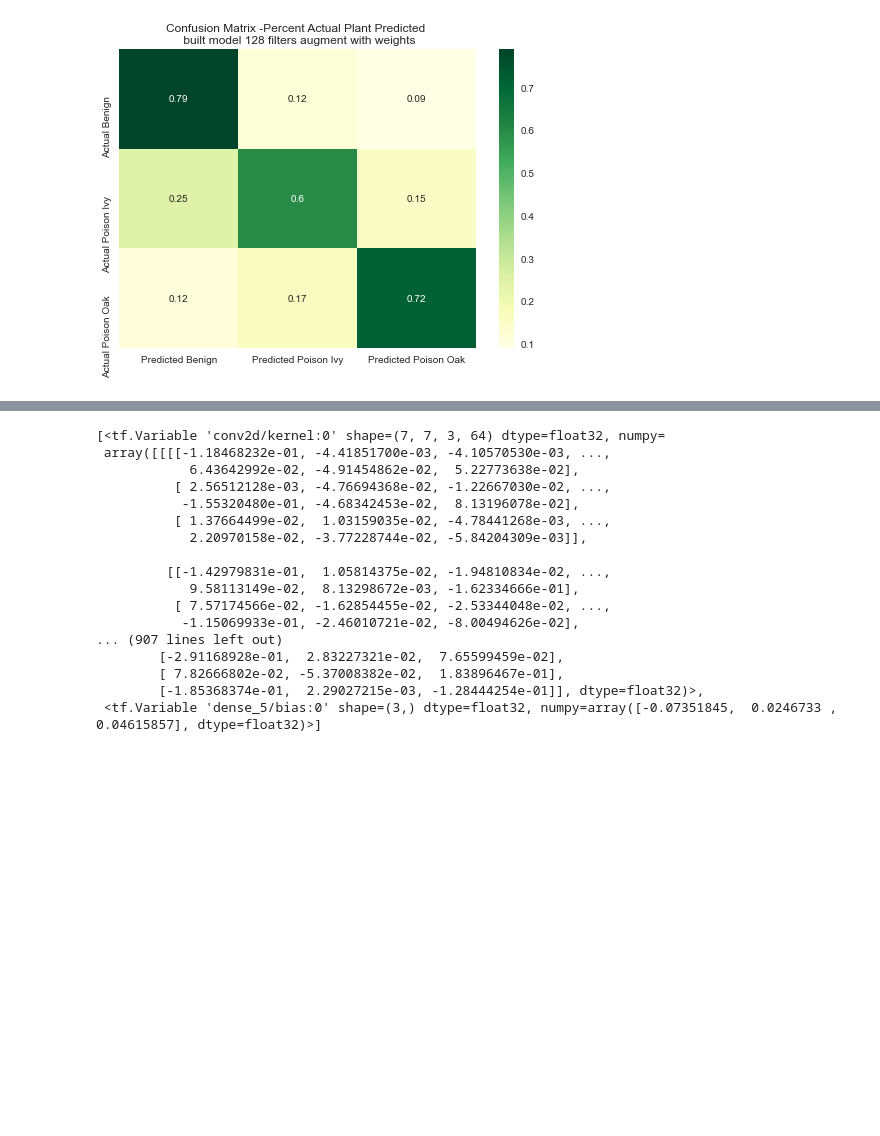
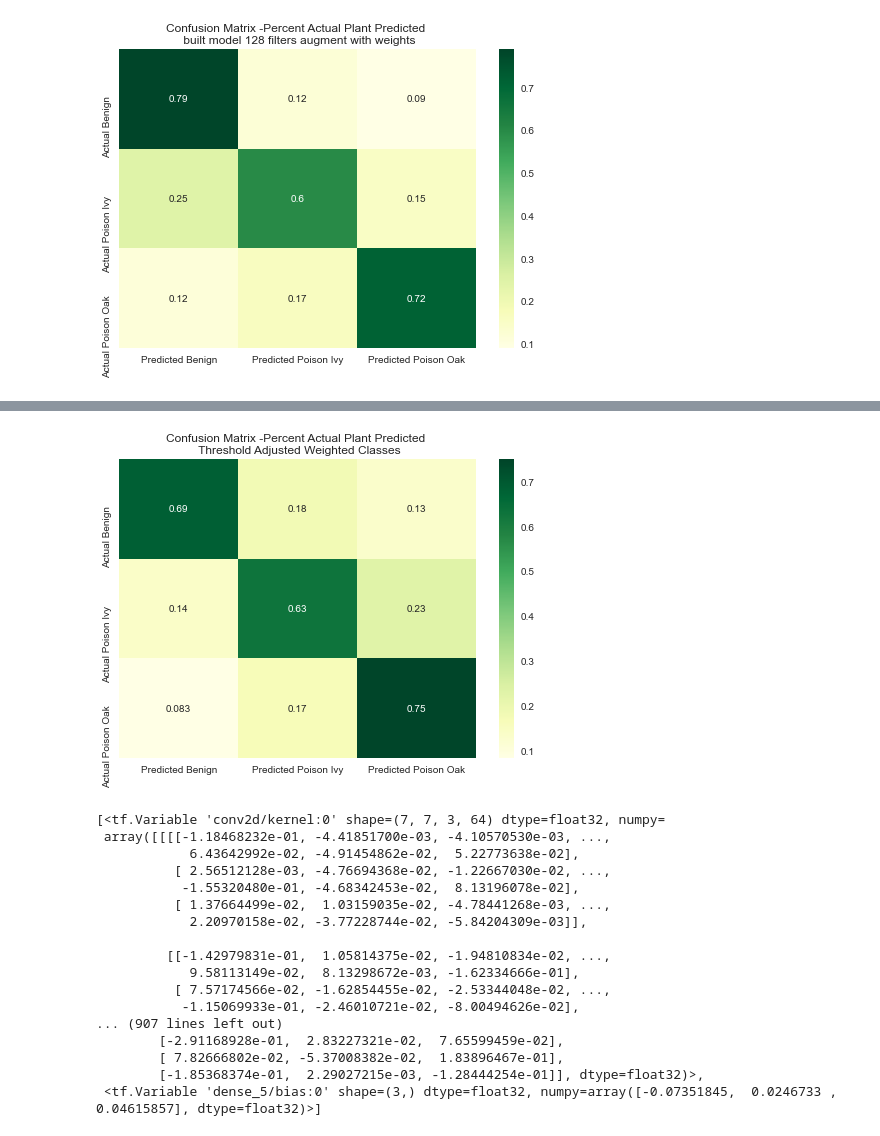
Before and after one commit to hadams1337/Poison-Ivy_Poison-Oak, a Jupyter notebook: model_128_2_zoom_bright.ipynb, the cells around one changed output, grey strips where cells are left out. Cells and saved outputs as stored; diff of their text form; code cells hidden in the pictures; blank space fills up the shorter version.

```diff
--- a/model_128_2_zoom_bright.ipynb
+++ b/model_128_2_zoom_bright.ipynb
@@ -423,3 +444,24 @@ plt.plot(threshold_range, oak_percent)
+# %%
+y_pred=np.argmax(y_hat, axis=1)
+y_s=np.argmax(np.array(y_true), axis=1)
+c_mat=confusion_matrix(y_s, y_pred)
+percent=(c_mat/(np.sum(c_mat, axis=1).reshape(3,-1))).reshape(3,3)
+# %%
+y_hat_=pd.DataFrame(y_hat)
+y_hat_[0]=y_hat_[0].apply(lambda x: x + -0.40)
+y_pred_=np.argmax(np.array(y_hat_), axis=1)
+y_s_=np.argmax(np.array(y_true), axis=1)
+c_mat_=confusion_matrix(y_s_, y_pred_)
+percent_=(c_mat_/(np.sum(c_mat, axis=1).reshape(3,-1))).reshape(3,3)
+# %%
+predicted_cat=['Predicted Benign', 'Predicted Poison Ivy', 'Predicted Poison Oak']
+real_cat=['Actual Benign', 'Actual Poison Ivy', 'Actual Poison Oak']
+sns.heatmap(percent_, annot=percent_, cmap='YlGn',
+            xticklabels=predicted_cat,
+            yticklabels=real_cat).set_title('Confusion Matrix -Percent Actual Plant Predicted \n Threshold Adjusted Weighted Classes');
+plt.savefig('graphs/simplemodelwt_mod', bbox_inches='tight')
+# %% [output]
+[figure, added]
 # %%
 model.weights
 # %% [output]
```
Also changed, not shown: parts of 6 cells of this notebook, 3 other files.
